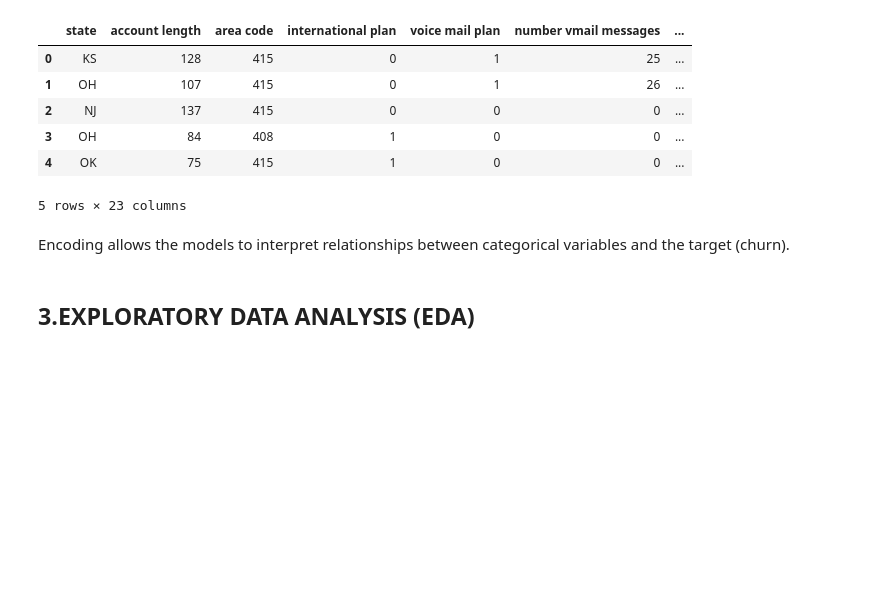
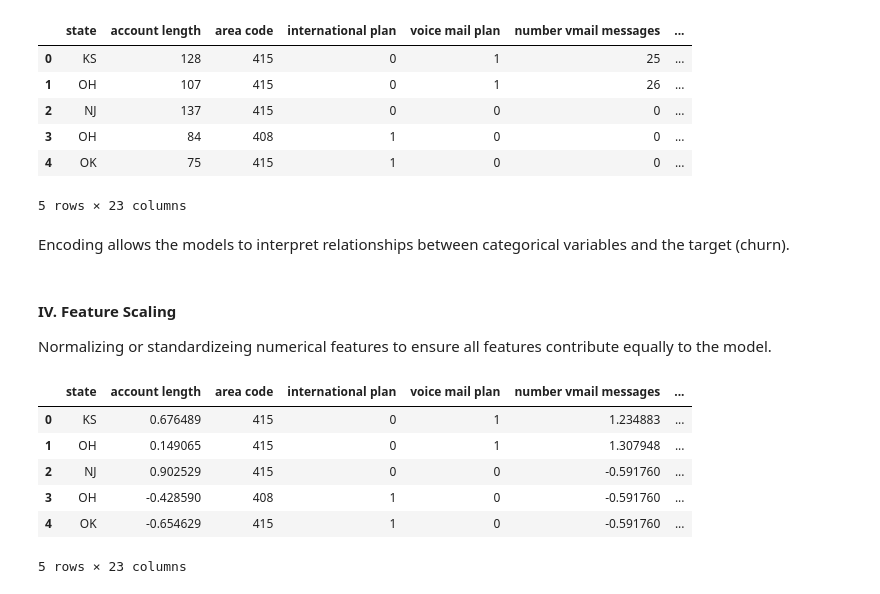
Before and after one commit to Calebmanju/phase-3---Telcom---Churn---Prediction, a Jupyter notebook: phase 3.ipynb, the cells around one changed output. Saved outputs shown, nothing was run; the diff lists cells and outputs as text; code cells hidden in the pictures; blank space fills up the shorter version.

```diff
--- a/phase 3.ipynb
+++ b/phase 3.ipynb
@@ -216,5 +216,34 @@ df.head()
 5 rows × 23 columns
 # %% [markdown]
  Encoding allows the  models to interpret relationships between categorical variables and the target (churn).
-# %% [markdown]
-## 3.EXPLORATORY DATA ANALYSIS (EDA)
+# %% [markdown]
+#### IV.  Feature Scaling
+Normalizing or standardizeing numerical features to ensure all features contribute equally to the model.
+# %%
+
+# Identify numerical columns (excluding categorical or boolean columns)
+numerical_columns = [
+    'account length', 'number vmail messages', 'total day minutes',
+    'total day calls', 'total day charge', 'total eve minutes',
+    'total eve calls', 'total eve charge', 'total night minutes',
+    'total night calls', 'total night charge', 'total intl minutes',
+    'total intl calls', 'total intl charge', 'total_calls',
+    'total_minutes', 'total_charge'
+]
+
+# Initialize the scaler
+scaler = StandardScaler()
+
+# Apply the scaler to the numerical columns
+df[numerical_columns] = scaler.fit_transform(df[numerical_columns])
+
+# Display the standardized dataset
+df.head()
+# %% [output]
+|  | state | account length | area code | international plan | voice mail plan | number vmail messages | ... |
+| 0 | KS | 0.676489 | 415 | 0 | 1 | 1.234883 | ... |
+| 1 | OH | 0.149065 | 415 | 0 | 1 | 1.307948 | ... |
+| 2 | NJ | 0.902529 | 415 | 0 | 0 | -0.591760 | ... |
+| 3 | OH | -0.428590 | 408 | 1 | 0 | -0.591760 | ... |
+| 4 | OK | -0.654629 | 415 | 1 | 0 | -0.591760 | ... |
+5 rows × 23 columns
```
Also changed, not shown: parts of 9 cells of this notebook.
